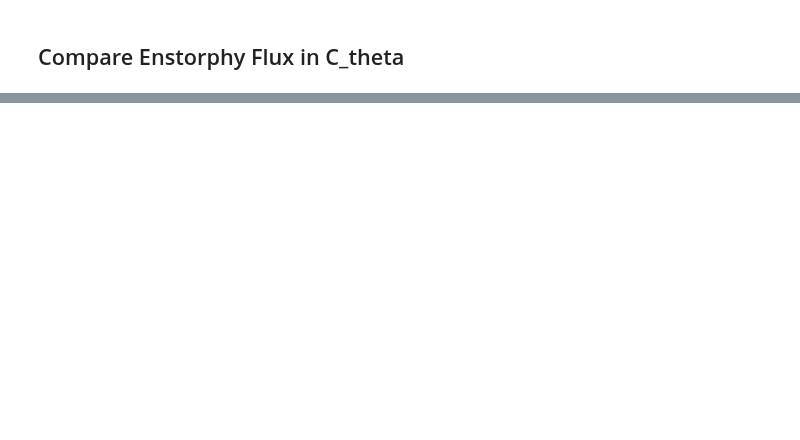
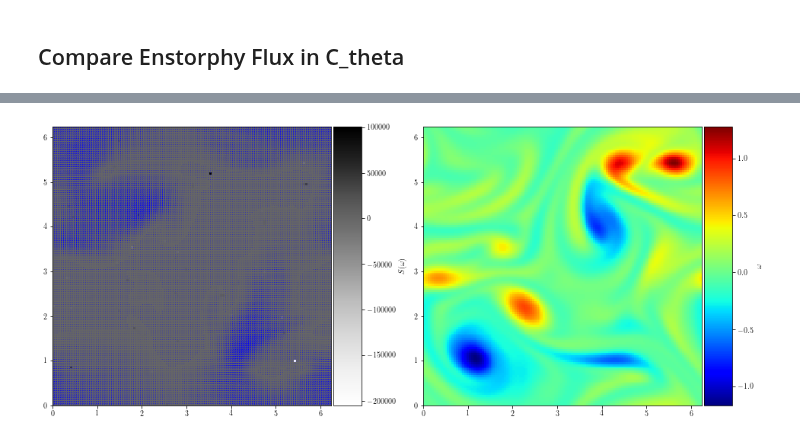
Before and after one commit to EndCar808/2D-Navier-Stokes, a Jupyter notebook: Plotting/CompareFluxes.ipynb, the cells around one changed output, grey strips where cells are left out. Saved outputs shown, nothing was run; the diff lists cells and outputs as text; code cells hidden in the pictures; blank space fills up the shorter version.

```diff
--- a/Plotting/CompareFluxes.ipynb
+++ b/Plotting/CompareFluxes.ipynb
@@ -181,0 +182,31 @@ plt.show()
+# %%
+def saddle_field(w_h):
+
+    h_x  = 1j * run_data.kx[:, np.newaxis] * w_h
+    h_xx = 1j * run_data.kx[:, np.newaxis] * h_x
+    h_y  = 1j * run_data.ky * w_h
+    h_yy = 1j * run_data.ky * h_y
+    h_xy = 1j * run_data.ky * h_x
+
+    h = np.fft.irfft2(h_xx) * np.fft.irfft2(h_yy) - np.fft.irfft2(h_xy)**2
+
+    return -h / np.absolute(np.fft.irfft2(h_x)**2 + np.fft.irfft2(h_y)**2)
+# %%
+fig = plt.figure(figsize = (16, 16))
+gs  = GridSpec(1, 2)
+ax1 = fig.add_subplot(gs[0, 0])
+im1 = ax1.imshow(saddle_field(run_data.w_hat[-1, :, :]), extent = [run_data.x[0], run_data.x[-1], run_data.y[0], run_data.y[-1]], cmap = 'Greys')
+ax1.quiver(run_data.x, run_data.y, run_data.u[-1, :, :, 0], run_data.u[-1, :, :, 1], color = 'blue')
+div1  = make_axes_locatable(ax1)
+cbax1 = div1.append_axes("right", size = "10%", pad = 0.05)
+cb1   = plt.colorbar(im1, cax = cbax1)
+cb1.set_label(r"$S(\omega)$")
+ax2 = fig.add_subplot(gs[0, 1])
+im2 = ax2.imshow(run_data.w[-1, :, :], extent = [run_data.x[0], run_data.x[-1], run_data.y[0], run_data.y[-1]], cmap = 'jet')
+div2  = make_axes_locatable(ax2)
+cbax2 = div2.append_axes("right", size = "10%", pad = 0.05)
+cb2   = plt.colorbar(im2, cax = cbax2)
+cb2.set_label(r"$\omega$")
+plt.show()
+# %% [output]
+[figure, added]
```
Also changed, not shown: parts of 3 cells of this notebook, 7 other files.
